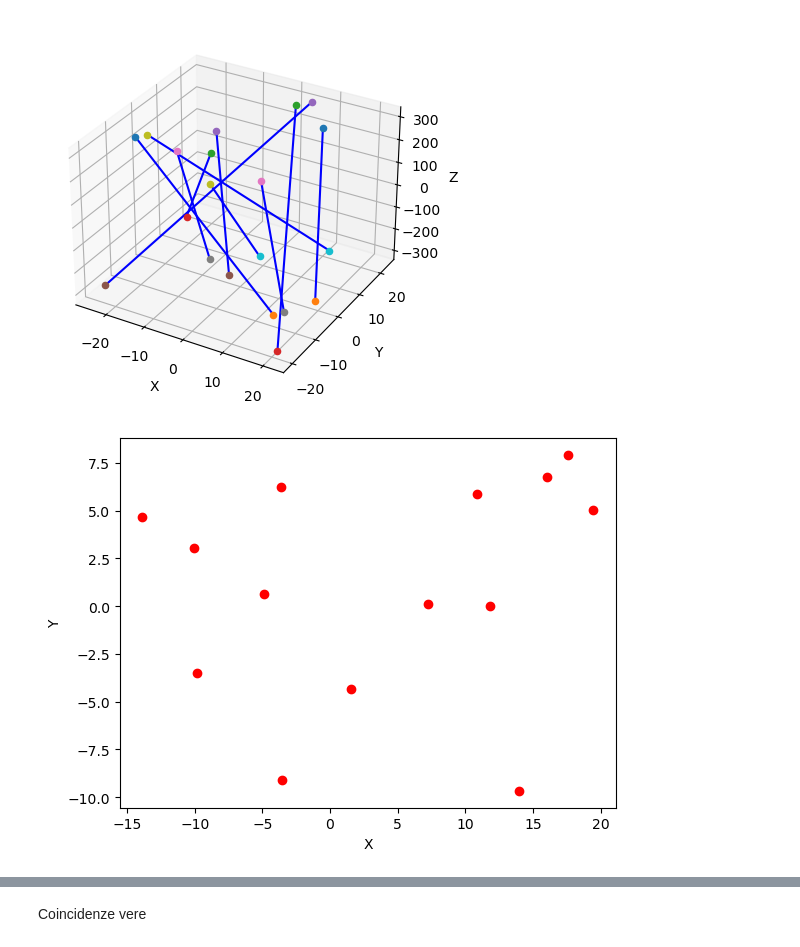
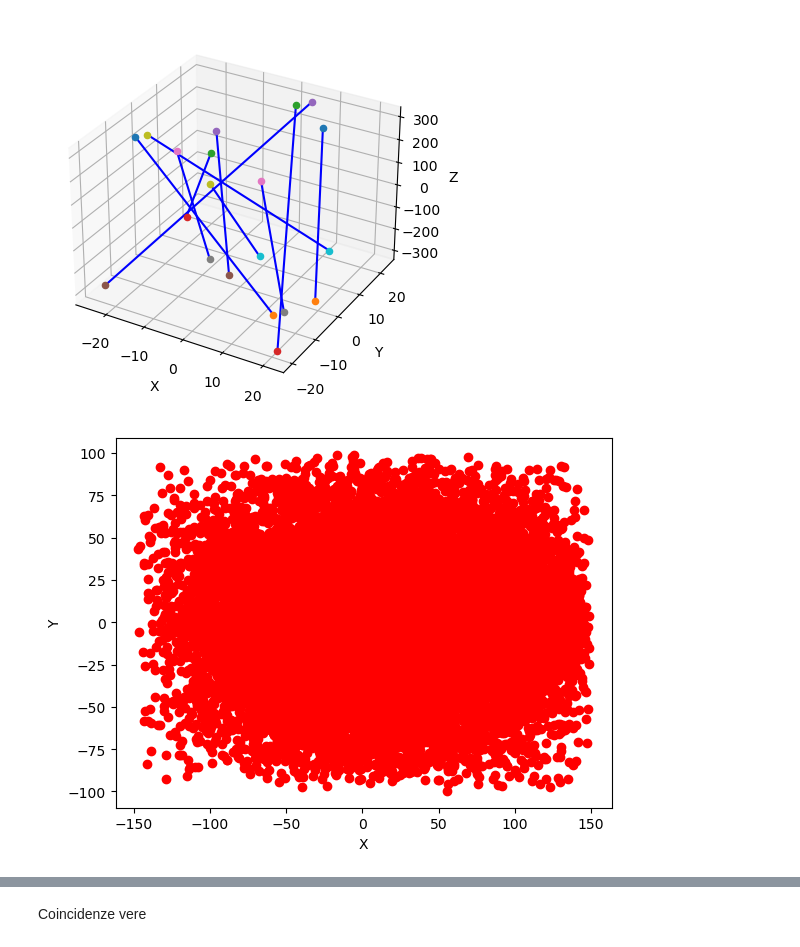
Before and after one commit to francescouni0/Online-Monitoring, a Jupyter notebook: RECONPET_true.ipynb, the cells around one changed output, grey strips where cells are left out. Drawn from its saved outputs; the diff is of its cells as text; code cells hidden in the pictures.

```diff
--- a/RECONPET_true.ipynb
+++ b/RECONPET_true.ipynb
@@ -163,7 +161,7 @@ import pandas as pd
 import numpy as np
 import matplotlib.pyplot as plt
 
-file = uproot.open("dati/smallphantom/Hits_x0cm.root")
+file = uproot.open("dati/new_physics_bigphantom_fulldet/Hits.root")
 tree = file["Hits"]
 
 data = tree.arrays(library="pd")
@@ -347,7 +345,7 @@ pairs = pairs[(pairs['TOF_x'] - pairs['TOF_y']).abs() < 2]
 fig2d = plt.figure()
 ax2d = fig2d.add_subplot(111)  # 2D plot
 
-num_lines = 10000
+num_lines = 100000
 
 int_array_x_randannihi = []
 int_array_y_randannihi = []
@@ -360,31 +358,31 @@ for i in range(min(num_lines, len(pairs))):
     line_end = np.array([pairs['x_y'].iloc[i], pairs['y_y'].iloc[i], pairs['z_y'].iloc[i]])
 
     # Find intersections with the plane at z=0
     intersection = isect_line_plane_v3_4d(line_start, line_end, plane)
 
     # Plot in 3D
     #ax3d.scatter(line_start[0], line_start[1], line_start[2], label=f'Point 1 - Line {i + 1}')
     #ax3d.scatter(line_end[0], line_end[1], line_end[2], label=f'Point 2 - Line {i + 1}')
     #ax3d.plot([line_start[0], line_end[0]], [line_start[1], line_end[1]], [line_start[2], line_end[2]],
     #          label=f'Line {i + 1}', color='blue')
     #ax3d.scatter(intersection[0], intersection[1], intersection[2], color='red', marker='o', label=f'Intersection {i + 1}')
 
     # Plot in 2D (XY plane)
     ax2d.scatter(intersection[0], intersection[1], color='red', marker='o', label=f'Intersection {i + 1}')
     int_array_x_randannihi.append(intersection[0])
     int_array_y_randannihi.append(intersection[1])
 
 
 
 
 
 #ax3d.set_xlabel('X')
 #ax3d.set_ylabel('Y')
 #ax3d.set_zlabel('Z')
 
 ax2d.set_xlabel('X')
 ax2d.set_ylabel('Y')
 
 plt.show()
 # %% [output]
-[figure, old version]
+[figure, new version]
```
Also changed, not shown: parts of 15 cells of this notebook, 5 other files.
